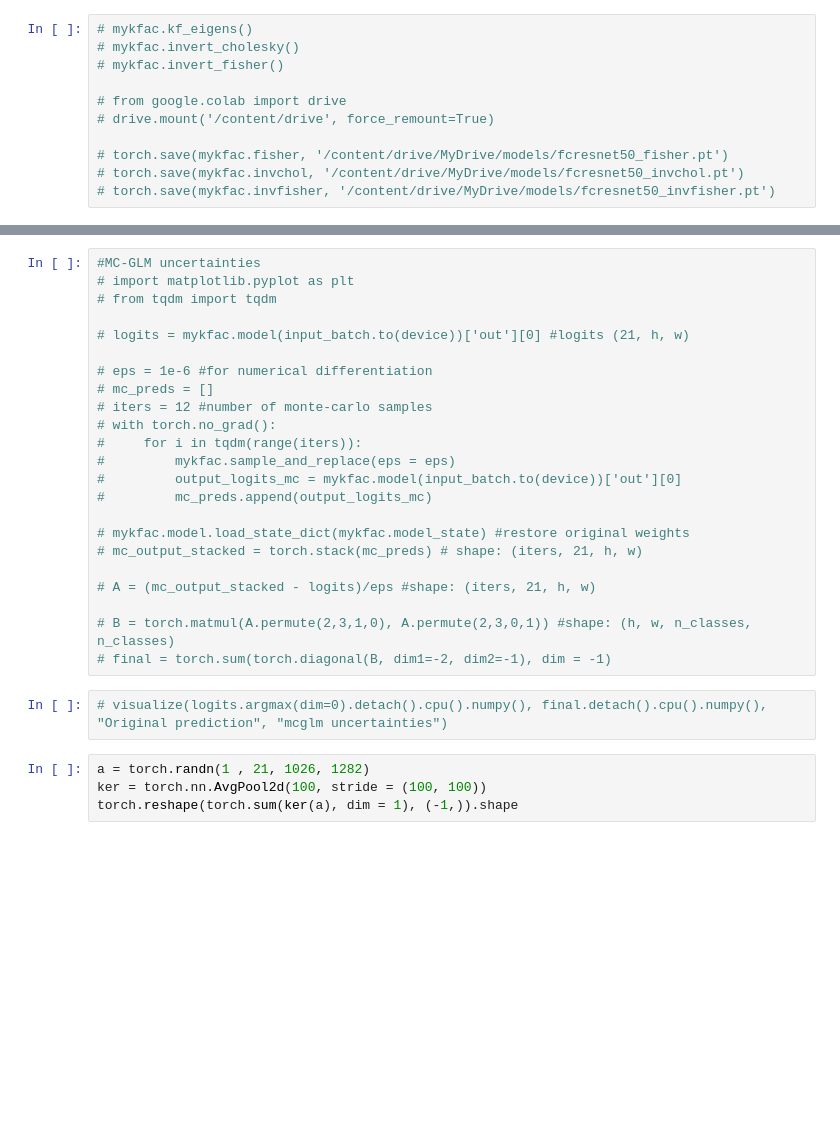
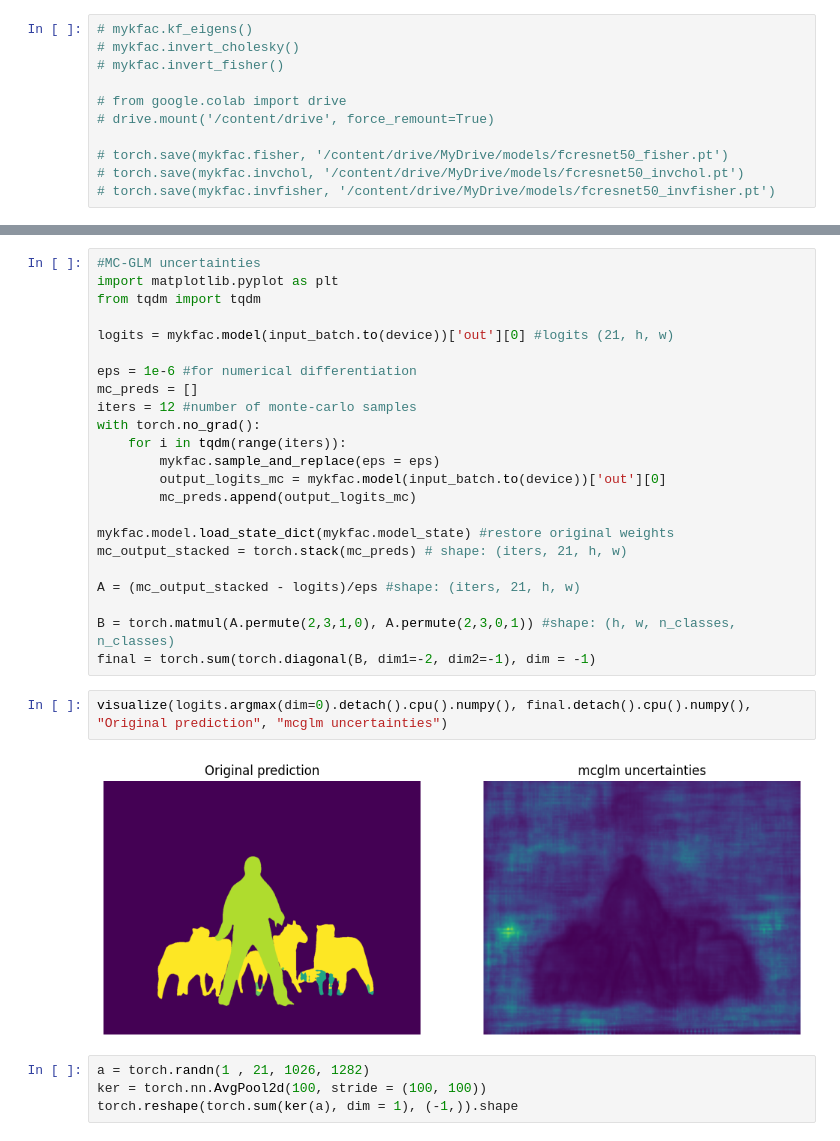
Before and after one commit to romiebanerjee/laplace, a Jupyter notebook: notebooks/segmentation_uncertainty.ipynb, the cells around one changed output, grey strips where cells are left out. Saved outputs shown, nothing was run; the diff lists cells and outputs as text; blank space fills up the shorter version.

```diff
--- a/notebooks/segmentation_uncertainty.ipynb
+++ b/notebooks/segmentation_uncertainty.ipynb
@@ -126,29 +122,31 @@ mykfac.invfisher = torch.load('/content/drive/MyDrive/models/fcresnet50_invfishe
 Mounted at /content/drive
 # %%
 #MC-GLM uncertainties
-# import matplotlib.pyplot as plt
-# from tqdm import tqdm
+import matplotlib.pyplot as plt
+from tqdm import tqdm
 
-# logits = mykfac.model(input_batch.to(device))['out'][0] #logits (21, h, w)
+logits = mykfac.model(input_batch.to(device))['out'][0] #logits (21, h, w)
 
-# eps = 1e-6 #for numerical differentiation
-# mc_preds = []
-# iters = 12 #number of monte-carlo samples
-# with torch.no_grad():
-#     for i in tqdm(range(iters)):
-#         mykfac.sample_and_replace(eps = eps)
-#         output_logits_mc = mykfac.model(input_batch.to(device))['out'][0]
-#         mc_preds.append(output_logits_mc)
+eps = 1e-6 #for numerical differentiation
+mc_preds = []
+iters = 12 #number of monte-carlo samples
+with torch.no_grad():
+    for i in tqdm(range(iters)):
+        mykfac.sample_and_replace(eps = eps)
+        output_logits_mc = mykfac.model(input_batch.to(device))['out'][0]
+        mc_preds.append(output_logits_mc)
 
-# mykfac.model.load_state_dict(mykfac.model_state) #restore original weights
-# mc_output_stacked = torch.stack(mc_preds) # shape: (iters, 21, h, w)
+mykfac.model.load_state_dict(mykfac.model_state) #restore original weights
+mc_output_stacked = torch.stack(mc_preds) # shape: (iters, 21, h, w)
 
-# A = (mc_output_stacked - logits)/eps #shape: (iters, 21, h, w)
+A = (mc_output_stacked - logits)/eps #shape: (iters, 21, h, w)
 
-# B = torch.matmul(A.permute(2,3,1,0), A.permute(2,3,0,1)) #shape: (h, w, n_classes, n_classes)
-# final = torch.sum(torch.diagonal(B, dim1=-2, dim2=-1), dim = -1)
+B = torch.matmul(A.permute(2,3,1,0), A.permute(2,3,0,1)) #shape: (h, w, n_classes, n_classes)
+final = torch.sum(torch.diagonal(B, dim1=-2, dim2=-1), dim = -1)
 # %%
-# visualize(logits.argmax(dim=0).detach().cpu().numpy(), final.detach().cpu().numpy(), "Original prediction", "mcglm uncertainties")
+visualize(logits.argmax(dim=0).detach().cpu().numpy(), final.detach().cpu().numpy(), "Original prediction", "mcglm uncertainties")
+# %% [output]
+[figure, added]
 # %%
 a = torch.randn(1 , 21, 1026, 1282)
 ker = torch.nn.AvgPool2d(100, stride = (100, 100))
```
Also changed, not shown: parts of 6 cells of this notebook.
